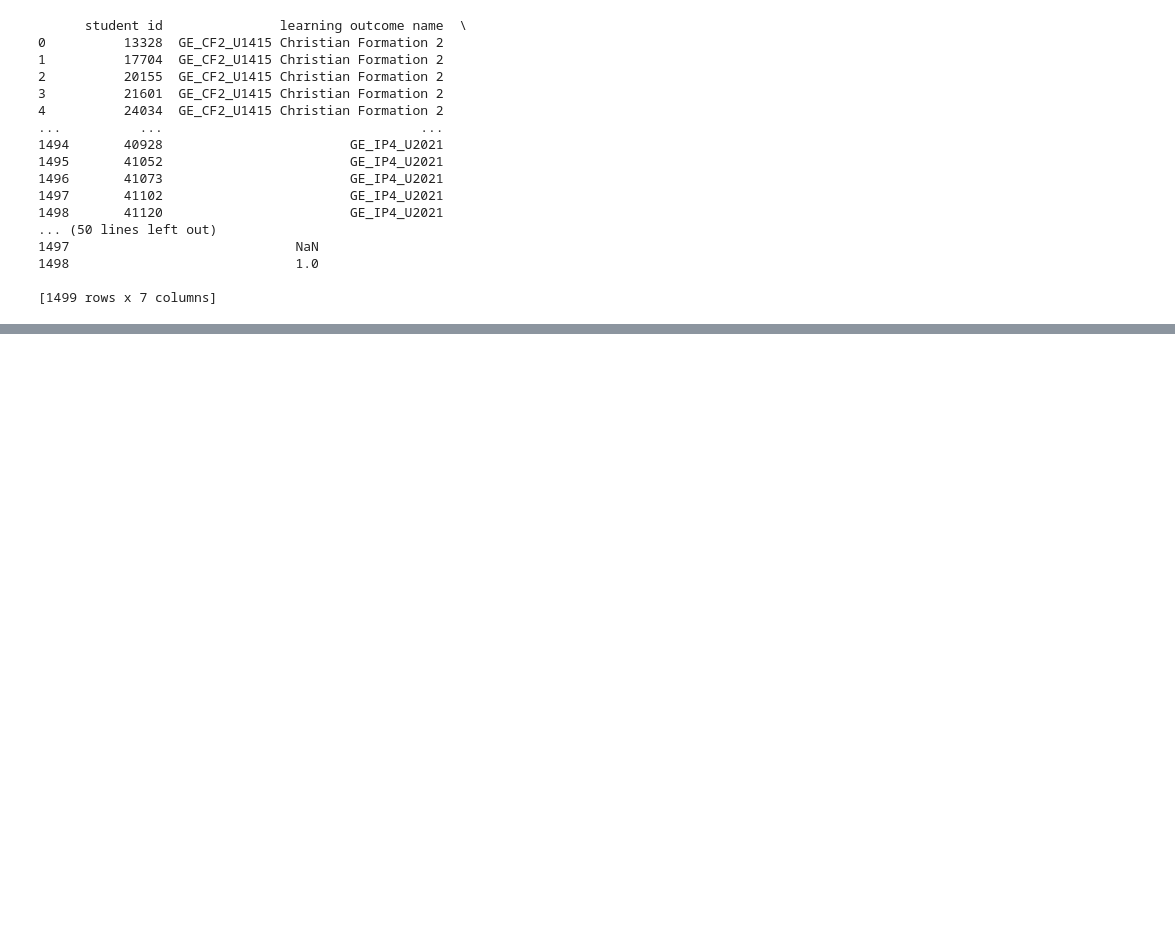
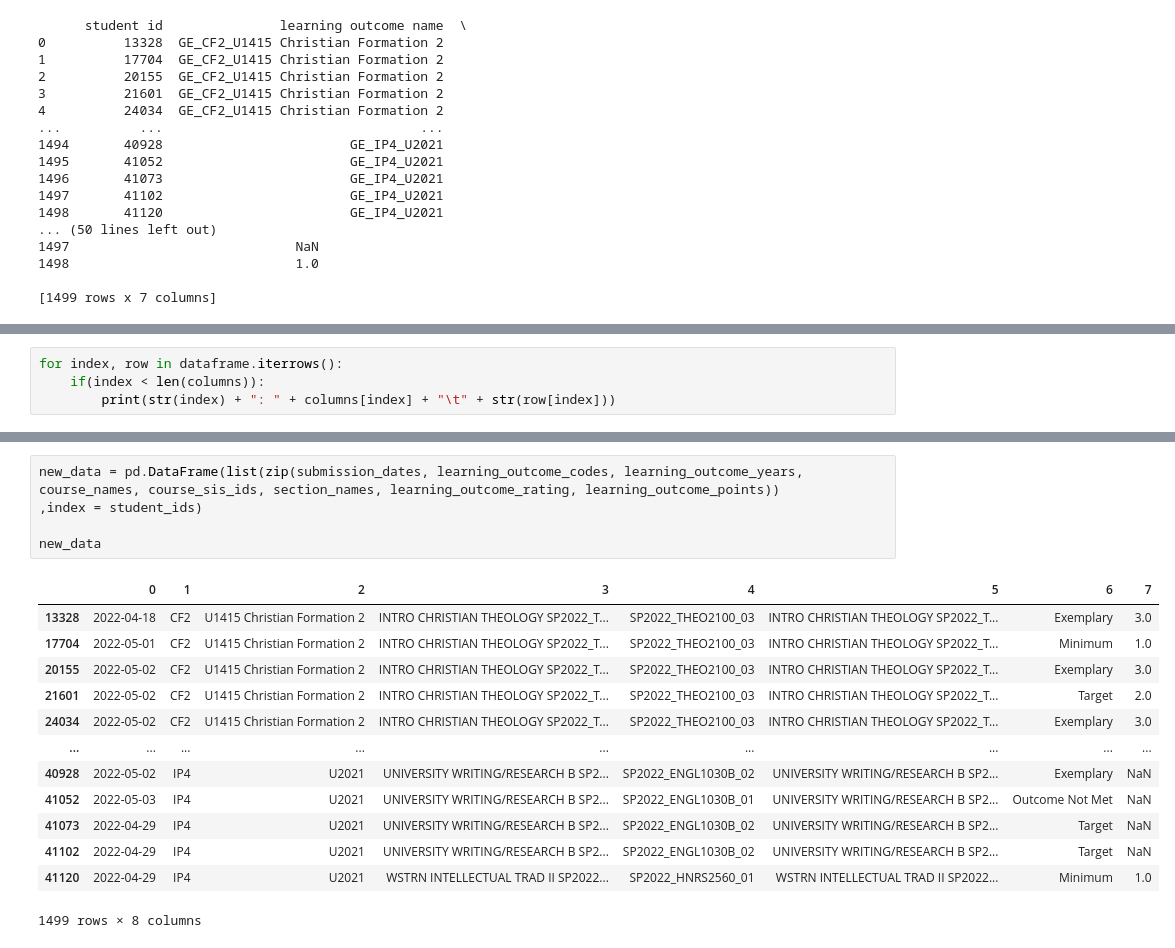
Before and after one commit to colemccall/GE_BigData_Project, a Jupyter notebook: Python_GE_BigData/GE_ETL_Script.ipynb, the cells around one changed output, grey strips where cells are left out. Cells and saved outputs as stored; diff of their text form; blank space fills up the shorter version.

Commit message:
data manipulation scripting

```diff
--- a/Python_GE_BigData/GE_ETL_Test.ipynb
+++ b/Python_GE_BigData/GE_ETL_Script.ipynb
@@ -70,0 +69,4 @@ dataframe[['student id', 'learning outcome name', 'learning outcome friendly nam
+# %%
+for index, row in dataframe.iterrows():
+    if(index < len(columns)):
+        print(str(index) + ": " + columns[index] + "\t" + str(row[index]))
@@ -70,0 +153,19 @@ dataframe[['student id', 'learning outcome name', 'learning outcome friendly nam
+# %%
+new_data = pd.DataFrame(list(zip(submission_dates, learning_outcome_codes, learning_outcome_years, course_names, course_sis_ids, section_names, learning_outcome_rating, learning_outcome_points))
+,index = student_ids)
+
+new_data
+# %% [output]
+|  | 0 | 1 | 2 | 3 | 4 | 5 | 6 | 7 |
+| 13328 | 2022-04-18 | CF2 | U1415 Christian Formation 2 | INTRO CHRISTIAN THEOLOGY SP2022_T... | SP2022_THEO2100_03 | INTRO CHRISTIAN THEOLOGY SP2022_T... | Exemplary | 3.0 |
+| 17704 | 2022-05-01 | CF2 | U1415 Christian Formation 2 | INTRO CHRISTIAN THEOLOGY SP2022_T... | SP2022_THEO2100_03 | INTRO CHRISTIAN THEOLOGY SP2022_T... | Minimum | 1.0 |
+| 20155 | 2022-05-02 | CF2 | U1415 Christian Formation 2 | INTRO CHRISTIAN THEOLOGY SP2022_T... | SP2022_THEO2100_03 | INTRO CHRISTIAN THEOLOGY SP2022_T... | Exemplary | 3.0 |
+| 21601 | 2022-05-02 | CF2 | U1415 Christian Formation 2 | INTRO CHRISTIAN THEOLOGY SP2022_T... | SP2022_THEO2100_03 | INTRO CHRISTIAN THEOLOGY SP2022_T... | Target | 2.0 |
+| 24034 | 2022-05-02 | CF2 | U1415 Christian Formation 2 | INTRO CHRISTIAN THEOLOGY SP2022_T... | SP2022_THEO2100_03 | INTRO CHRISTIAN THEOLOGY SP2022_T... | Exemplary | 3.0 |
+| ... | ... | ... | ... | ... | ... | ... | ... | ... |
+| 40928 | 2022-05-02 | IP4 | U2021 | UNIVERSITY WRITING/RESEARCH B SP2... | SP2022_ENGL1030B_02 | UNIVERSITY WRITING/RESEARCH B SP2... | Exemplary | NaN |
+| 41052 | 2022-05-03 | IP4 | U2021 | UNIVERSITY WRITING/RESEARCH B SP2... | SP2022_ENGL1030B_01 | UNIVERSITY WRITING/RESEARCH B SP2... | Outcome Not Met | NaN |
+| 41073 | 2022-04-29 | IP4 | U2021 | UNIVERSITY WRITING/RESEARCH B SP2... | SP2022_ENGL1030B_02 | UNIVERSITY WRITING/RESEARCH B SP2... | Target | NaN |
+| 41102 | 2022-04-29 | IP4 | U2021 | UNIVERSITY WRITING/RESEARCH B SP2... | SP2022_ENGL1030B_02 | UNIVERSITY WRITING/RESEARCH B SP2... | Target | NaN |
+| 41120 | 2022-04-29 | IP4 | U2021 | WSTRN INTELLECTUAL TRAD II SP2022... | SP2022_HNRS2560_01 | WSTRN INTELLECTUAL TRAD II SP2022... | Minimum | 1.0 |
+1499 rows × 8 columns
```
Also changed, not shown: parts of 3 cells of this notebook, 1 other file.
